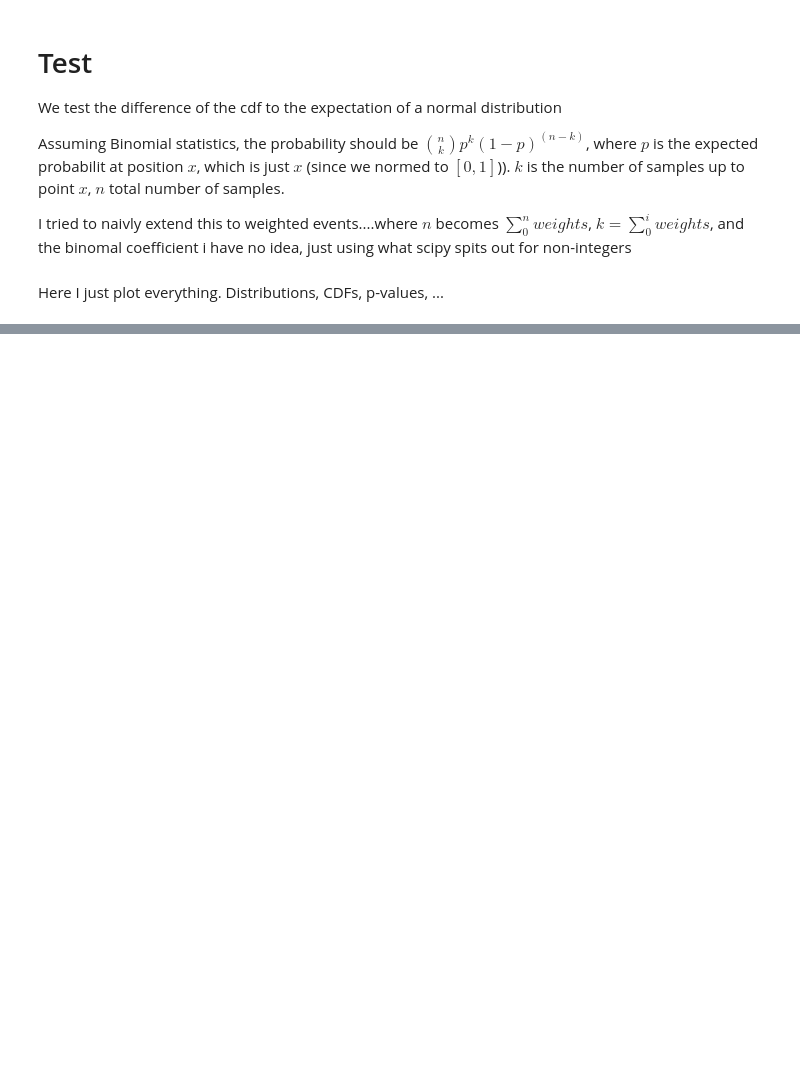
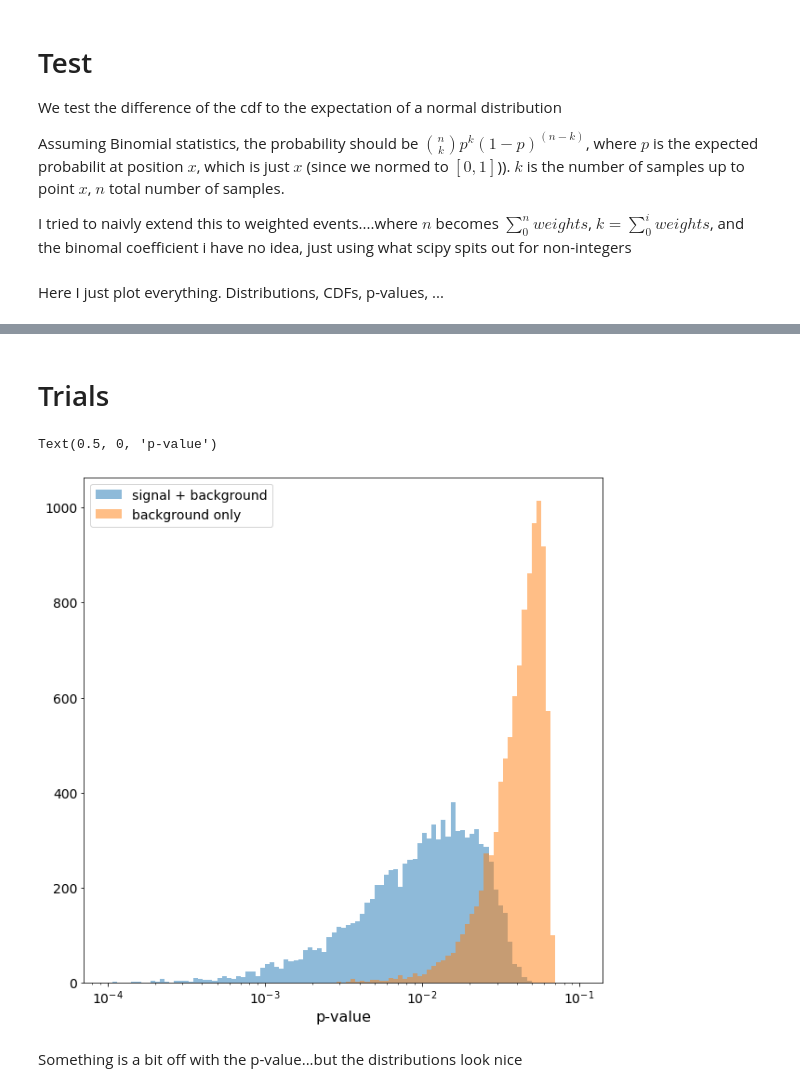
Before and after one commit to philippeller/pointsource, a Jupyter notebook: KS_test.ipynb, the cells around one changed output, grey strips where cells are left out. Cells and saved outputs as stored; diff of their text form; code cells hidden in the pictures; blank space fills up the shorter version.

Commit message:
trials

```diff
--- a/KS_test.ipynb
+++ b/KS_test.ipynb
@@ -101,0 +111,38 @@ ax[1].set_yscale('log')
+# %% [markdown]
+# Trials
+# %%
+p_bkgd = []
+p_sig = []
+
+
+for i in range(10000):
+    x, w = gen_data(N_bkgd, N_sig, True)
+    # weighted
+    nw = np.sum(w)
+    kw = np.cumsum(w)
+    pw = scipy.special.binom(nw, kw) * x**kw * (1-x)**(nw-kw)
+
+    p_sig.append(np.min(pw))
+
+    x, w = gen_data(N_bkgd, N_sig, False)
+    # weighted
+    nw = np.sum(w)
+    kw = np.cumsum(w)
+    pw = scipy.special.binom(nw, kw) * x**kw * (1-x)**(nw-kw)
+
+    p_bkgd.append(np.min(pw))
+# %%
+bins = np.logspace(-4, -1, 100)
+
+plt.hist(p_sig, bins=bins, alpha=0.5, label='signal + background')
+plt.hist(p_bkgd, bins=bins, alpha=0.5, label='background only')
+
+plt.gca().set_xscale('log')
+plt.legend()
+
+plt.gca().set_xlabel('p-value')
+# %% [output]
+Text(0.5, 0, 'p-value')
+[figure, added]
+# %% [markdown]
+Something is a bit off with the p-value...but the distributions look nice
```
Also changed, not shown: parts of 6 cells of this notebook.
